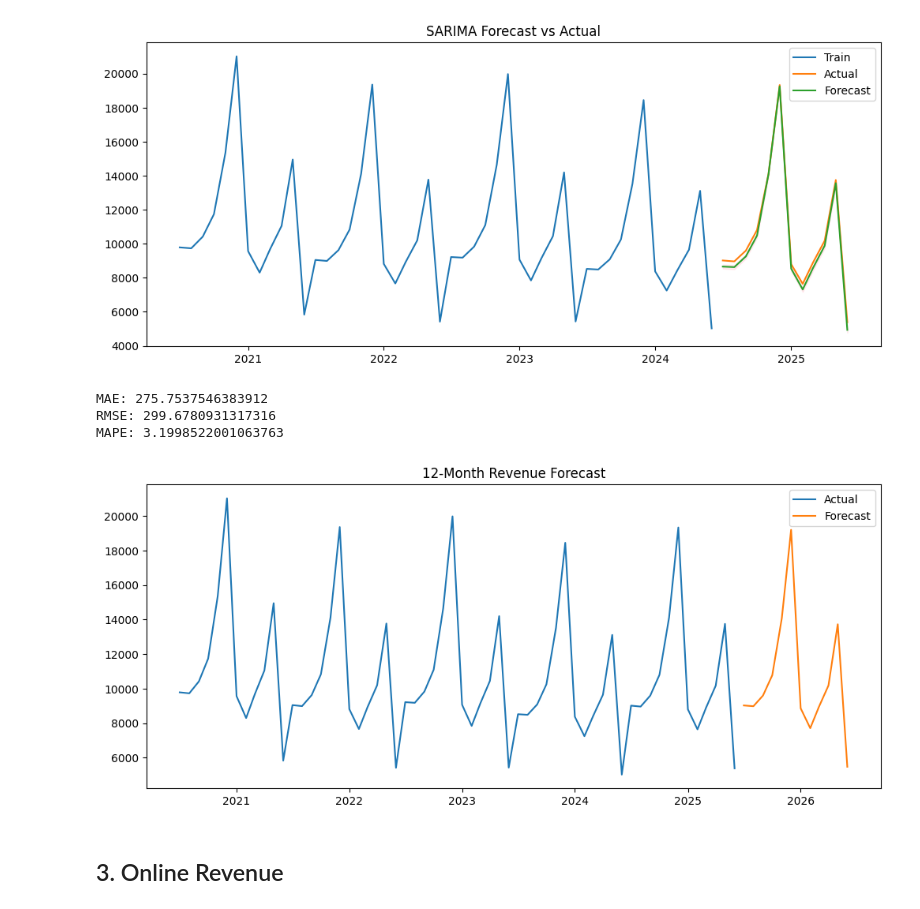
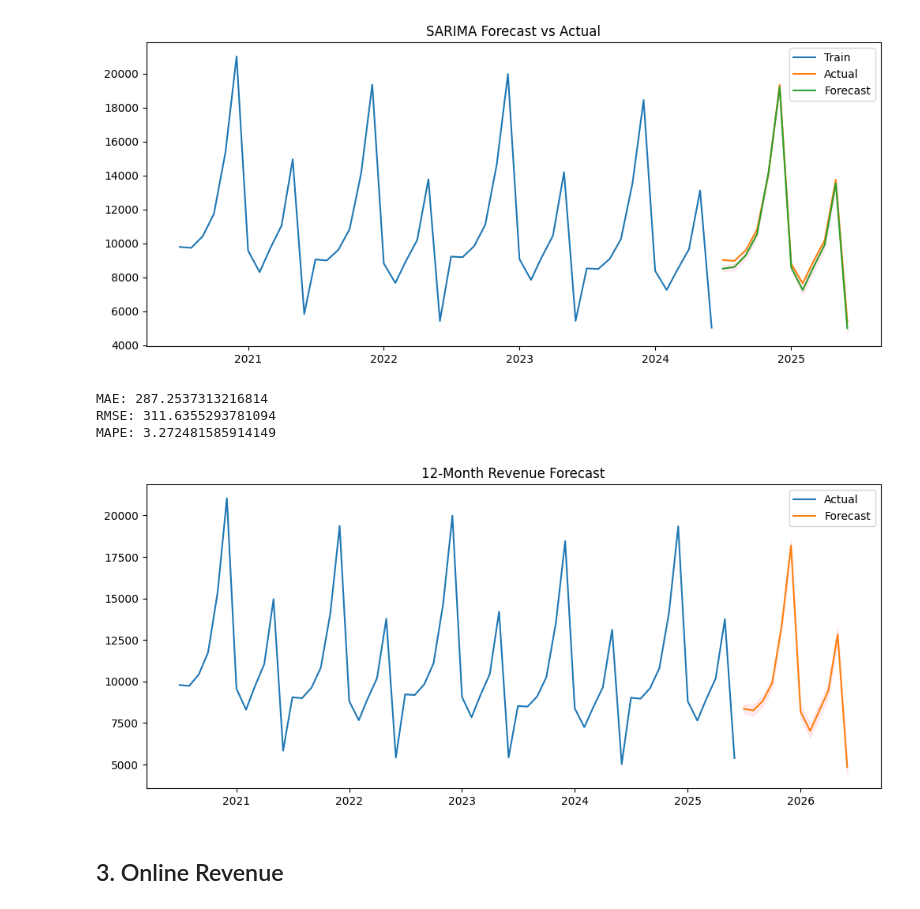
Before and after one commit to Mahir-Uddin0/OuterRim-revenue-forecasting-project, a Jupyter notebook: forecasting.ipynb, the cells around one changed output. Cells and saved outputs as stored; diff of their text form; code cells hidden in the pictures.

```diff
--- a/forecasting.ipynb
+++ b/forecasting.ipynb
@@ -254,4 +392,0 @@ if "Month_Start" in df:
-# %%
-df = df.sort_index()
-df_rev = df["Revenue_AUD_000"]
-df_rev.head()
@@ -577,7 +645,7 @@ plt.show()
 [figure]
 # %%
 p_store, d_store, q_store = 6, 1, 1
-P_store, D_store, Q_store, s_store = 1, 1, 1, 12
+P_store, D_store, Q_store, s_store = 1, 1, 0, 12
 # %%
 train_store = df_store.iloc[:48]
 test_store = df_store.iloc[48:]
@@ -641,9 +709,9 @@ print("MAE:", mae)
 print("RMSE:", rmse)
 print("MAPE:", mape)
 # %% [output]
-MAE: 275.7537546383912
-RMSE: 299.6780931317316
-MAPE: 3.1998522001063763
+MAE: 287.2537313216814
+RMSE: 311.6355293781094
+MAPE: 3.272481585914149
 # %%
 final_model_store = SARIMAX(df['Store_Revenue_AUD_000'],
                       order=(p_store,q_store,d_store),
@@ -660,19 +728,19 @@ future_conf_store = future_forecast_store.conf_int()
 # %%
 plt.figure(figsize=(12,5))
 
 plt.plot(df.index, df['Store_Revenue_AUD_000'], label='Actual')
 plt.plot(future_mean_store.index, future_mean_store, label='Forecast')
 
-# plt.fill_between(future_mean_store.index,
-                 # future_conf_store.iloc[:,0],
-                 # future_conf_store.iloc[:,1],
-                 # color='pink', alpha=0.3)
+plt.fill_between(future_mean_store.index,
+                 future_conf_store.iloc[:,0],
+                 future_conf_store.iloc[:,1],
+                 color='pink', alpha=0.3)
 
 plt.legend()
 plt.title("12-Month Revenue Forecast")
 plt.show()
 # %% [output]
-[figure, old version]
+[figure, new version]
 # %% [markdown]
 ## 3. Online Revenue
 # %%
```
Also changed, not shown: parts of 61 cells of this notebook.
